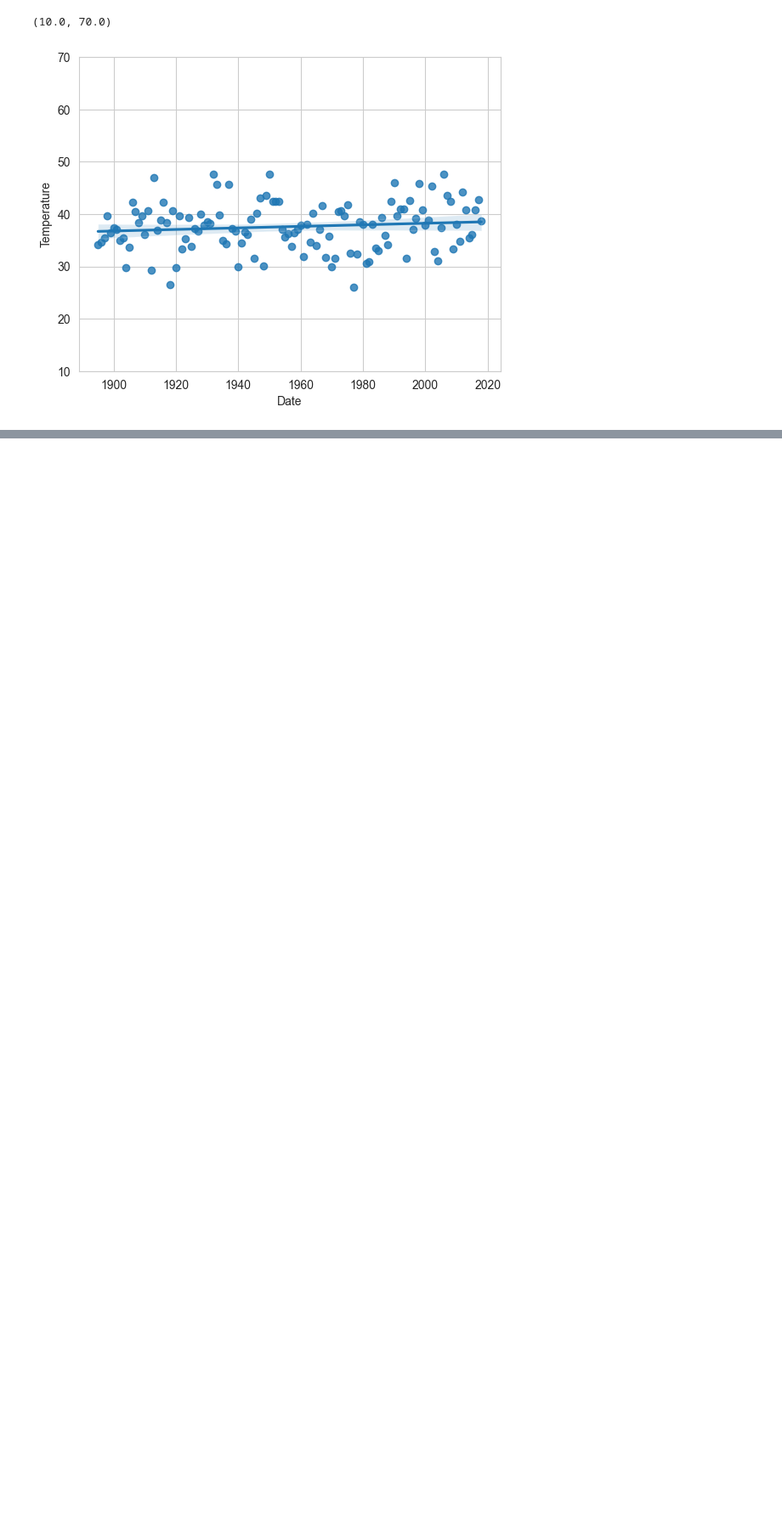
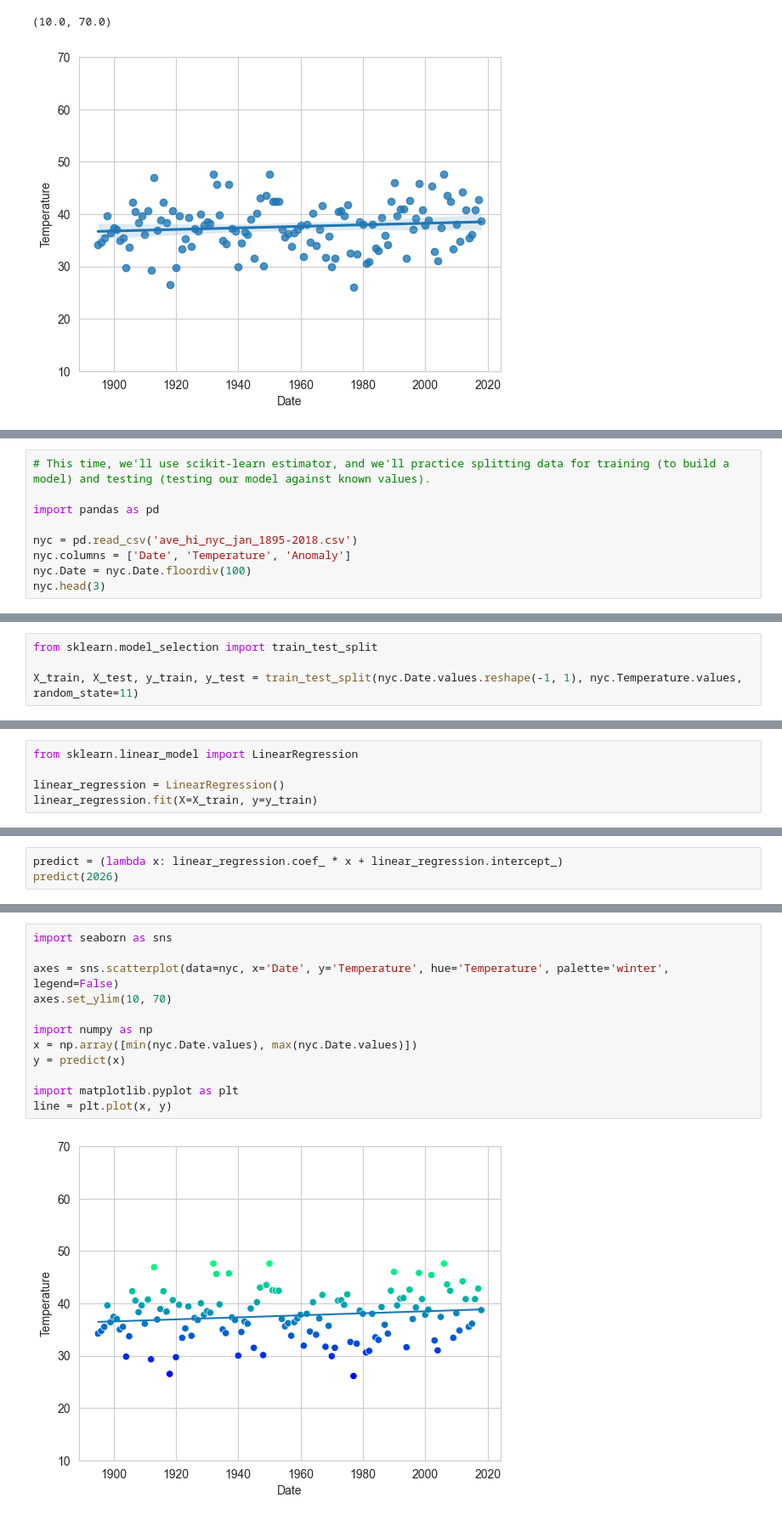
Before and after one commit to ChristianJBNB/datafun-07-ml-predictive, a Jupyter notebook: ChristianJackson_Task3.ipynb, the cells around one changed output, grey strips where cells are left out. Shown: that part at 85% size. Cells and saved outputs as stored; diff of their text form; blank space fills up the shorter version.

```diff
--- a/ChristianJackson_Task3.ipynb
+++ b/ChristianJackson_Task3.ipynb
@@ -106,0 +111,9 @@ axes.set_ylim(10,70)
+# %%
+# This time, we'll use scikit-learn estimator, and we'll practice splitting data for training (to build a model) and testing (testing our model against known values).
+
+import pandas as pd
+
+nyc = pd.read_csv('ave_hi_nyc_jan_1895-2018.csv')
+nyc.columns = ['Date', 'Temperature', 'Anomaly']
+nyc.Date = nyc.Date.floordiv(100)
+nyc.head(3)
@@ -106,0 +125,4 @@ axes.set_ylim(10,70)
+# %%
+from sklearn.model_selection import train_test_split
+
+X_train, X_test, y_train, y_test = train_test_split(nyc.Date.values.reshape(-1, 1), nyc.Temperature.values, random_state=11)
@@ -106,0 +137,5 @@ axes.set_ylim(10,70)
+# %%
+from sklearn.linear_model import LinearRegression
+
+linear_regression = LinearRegression()
+linear_regression.fit(X=X_train, y=y_train)
@@ -106,0 +166,3 @@ axes.set_ylim(10,70)
+# %%
+predict = (lambda x: linear_regression.coef_ * x + linear_regression.intercept_)
+predict(2026)
@@ -106,0 +171,14 @@ axes.set_ylim(10,70)
+# %%
+import seaborn as sns
+
+axes = sns.scatterplot(data=nyc, x='Date', y='Temperature', hue='Temperature', palette='winter', legend=False)
+axes.set_ylim(10, 70)
+
+import numpy as np
+x = np.array([min(nyc.Date.values), max(nyc.Date.values)])
+y = predict(x)
+
+import matplotlib.pyplot as plt
+line = plt.plot(x, y)
+# %% [output]
+[figure, added]
```
Also changed, not shown: parts of 13 cells of this notebook.
